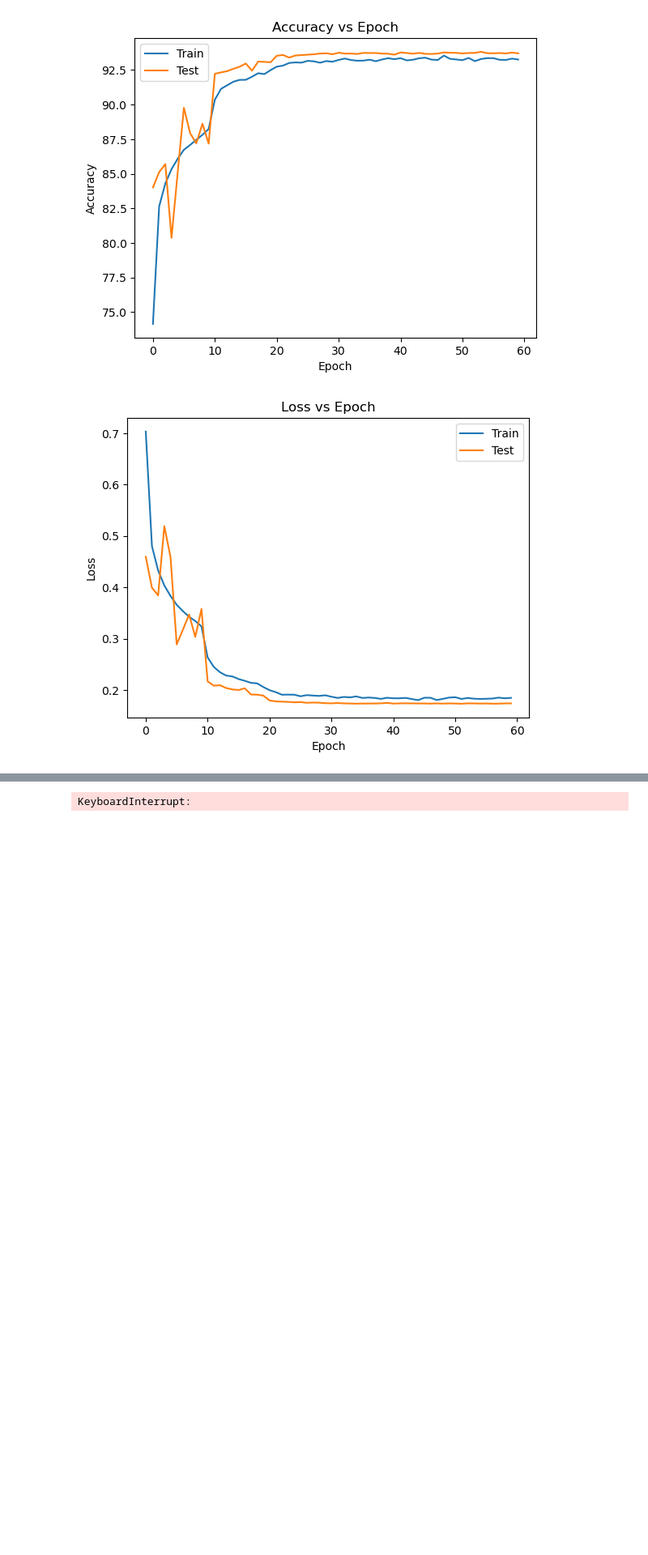
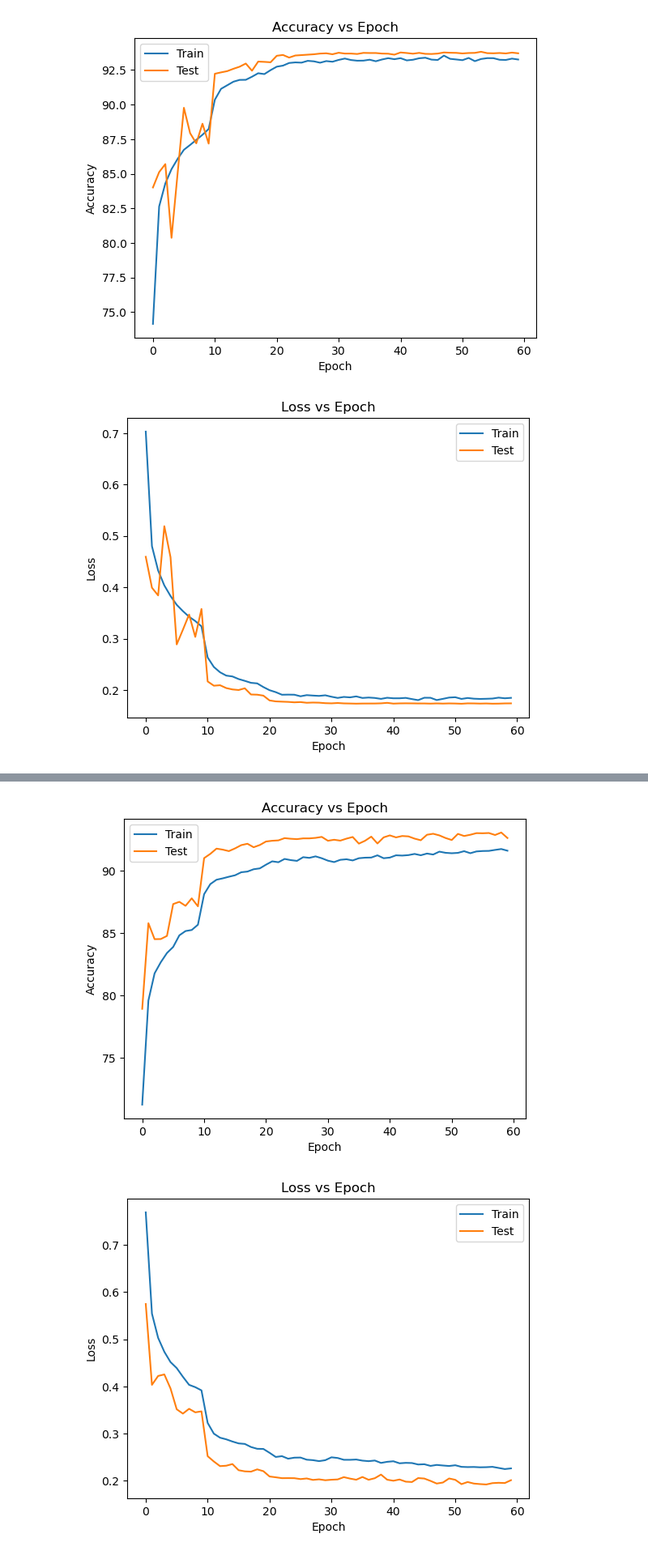
Before and after one commit to AkexStar/LiGe-DeepLearning-PKUCourse, a Jupyter notebook: homework-2/ResNet34.ipynb, the cells around one changed output, grey strips where cells are left out. Shown at 81% size. Drawn from its saved outputs; the diff is of its cells as text; code cells hidden in the pictures; blank space fills up the shorter version.

```diff
--- a/homework-2/ResNet34.ipynb
+++ b/homework-2/ResNet34.ipynb
@@ -525,21 +525,22 @@ def test5():
     criterion = nn.CrossEntropyLoss()
     # optimizer = optim.SGD(model.parameters(), lr=0.001, momentum=0.9)
     optimizer = optim.Adam(model.parameters(), lr=0.001, weight_decay=5e-4)
-    scheduler = optim.lr_scheduler.StepLR(optimizer, step_size=5, gamma=0.1)
+    scheduler = optim.lr_scheduler.StepLR(optimizer, step_size=10, gamma=0.1)
     device = torch.device("cuda" if torch.cuda.is_available() else "mps")
     print(device)
     train_batch_size = 128
     test_batch_size = 100
-    train_loader = DataLoader(train_dataset, batch_size=train_batch_size, shuffle=True, num_workers=4)
-    test_loader = DataLoader(test_dataset, batch_size=test_batch_size, shuffle=False, num_workers=4)
+    train_loader = DataLoader(train_dataset, batch_size=train_batch_size, shuffle=True, num_workers=6)
+    test_loader = DataLoader(test_dataset, batch_size=test_batch_size, shuffle=False, num_workers=6)
 
     model = model.to(device)
-    # model = torch.nn.DataParallel(model).cuda()
+    model = torch.nn.DataParallel(model).cuda()
     train_losses, train_accuracies, test_losses, test_accuracies = [], [], [], []
 
     for epoch in range(60):
         if epoch == 30:
             optimizer = optim.SGD(model.parameters(), lr=0.001, momentum=0.9)
+            # scheduler = optim.lr_scheduler.StepLR(optimizer, step_size=10, gamma=0.1)
         train_loss, train_accuracy = train(model, device, train_loader, criterion, optimizer)
         if epoch < 30:
             scheduler.step()
@@ -583 +599,2 @@ Epoch 1: Train Loss: 0.7588, Train Accuracy: 71.48%, Test Loss: 0.6481, Test Acc
-KeyboardInterrupt:
+[figure, added]
+[figure, added]
```
Also changed, not shown: parts of 2 cells of this notebook.
